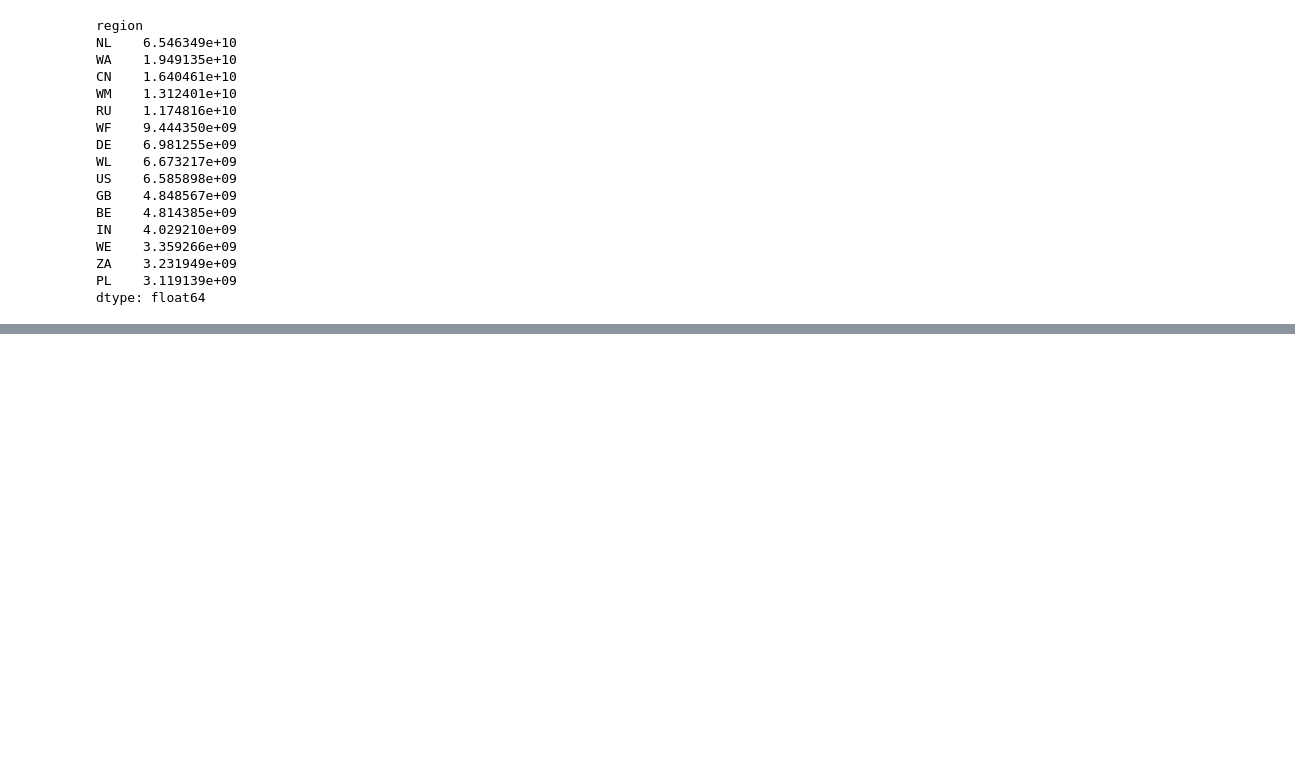
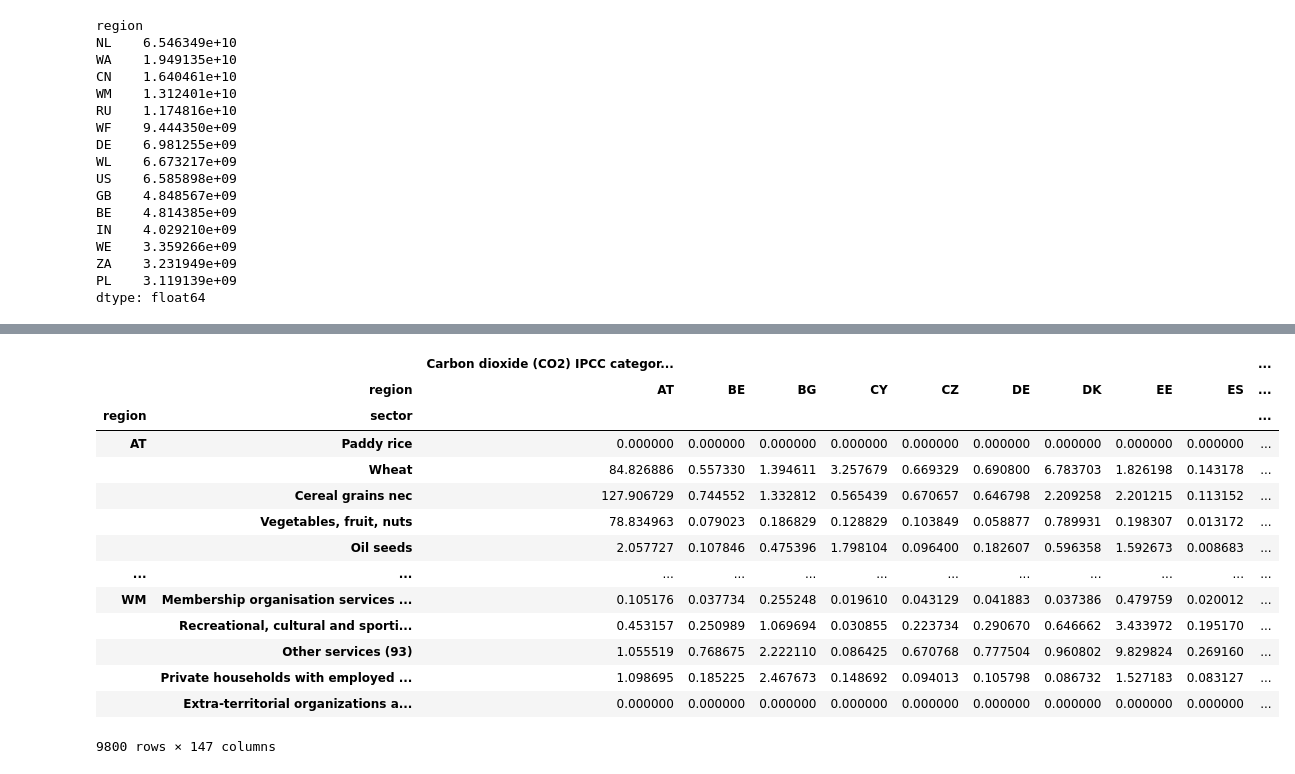
Before and after one commit to adrien-perello/EEIOA, a Jupyter notebook: scripts/05_exiobase_introduction.ipynb, the cells around one changed output, grey strips where cells are left out. Saved outputs shown, nothing was run; the diff lists cells and outputs as text; code cells hidden in the pictures; blank space fills up the shorter version.

```diff
--- a/scripts/05_exiobase_introduction.ipynb
+++ b/scripts/05_exiobase_introduction.ipynb
@@ -310,0 +326,17 @@ dtype: float64
+# %%
+GHG = [
+    'Carbon dioxide (CO2) IPCC categories 1 to 4 and 6 to 7 (excl land use, land use change and forestry)',
+    'Methane (CH4) CO2EQ IPCC categories 1 to 4 and 6 to 7 (excl land use, land use change and forestry)',
+    'Nitrous Oxide (N2O) CO2EQ IPCC categories 1 to 4 and 6 to 7 (excl land use, land use change and forestry)',
+]
+
+country = 'NL'
+
+# display inbetween steps for more readability
+f_ghg = f.loc[GHG]
+Y_1country = Y.loc[:, country].sum(axis=1)  # Only select the country we want
+# F_y_ghg = 0   # ! do not account for final demand
+
+# result
+F_ghg_total_per_sector_1country = f_ghg * (L @ Y_1country)   # = np.diag(f_) @ L @ Y_  (see Practical 4)
+F_ghg_total_per_sector_1country.T  # transpose to have the same layout as usual
@@ -310,0 +437,32 @@ dtype: float64
+# %%
+countries = region_labels
+
+columns = pd.MultiIndex.from_product([GHG, countries])  # mind the order (smallest first)
+F_ghg_total_per_sector = pd.DataFrame(np.nan, index=region_and_sector_labels, columns=columns)
+
+for indicator in GHG:
+    f_indicator = f.loc[indicator]  # 1 indicator for multiple countries
+    Y_countries = Y.loc[:, countries]
+    F_countries = f_indicator * (L @ Y_countries).T
+    F_countries = F_countries.T  # transpose to ensure it will fit with the DataFrame shape
+    F_countries = F_countries.groupby(["region"], axis=1).sum()
+    F_countries = F_countries.reindex(index=region_and_sector_labels)
+    F_ghg_total_per_sector.loc[:, indicator] = F_countries.values  # transpose to have the same layout as usual
+
+F_ghg_total_per_sector
+# %% [output]
+|  |  | Carbon dioxide (CO2) IPCC categor... |  |  |  |  |  |  |  |  | ... |
+|  | region | AT | BE | BG | CY | CZ | DE | DK | EE | ES | ... |
+| region | sector |  |  |  |  |  |  |  |  |  | ... |
+| AT | Paddy rice | 0.000000 | 0.000000 | 0.000000 | 0.000000 | 0.000000 | 0.000000 | 0.000000 | 0.000000 | 0.000000 | ... |
+|  | Wheat | 84.826886 | 0.557330 | 1.394611 | 3.257679 | 0.669329 | 0.690800 | 6.783703 | 1.826198 | 0.143178 | ... |
+|  | Cereal grains nec | 127.906729 | 0.744552 | 1.332812 | 0.565439 | 0.670657 | 0.646798 | 2.209258 | 2.201215 | 0.113152 | ... |
+|  | Vegetables, fruit, nuts | 78.834963 | 0.079023 | 0.186829 | 0.128829 | 0.103849 | 0.058877 | 0.789931 | 0.198307 | 0.013172 | ... |
+|  | Oil seeds | 2.057727 | 0.107846 | 0.475396 | 1.798104 | 0.096400 | 0.182607 | 0.596358 | 1.592673 | 0.008683 | ... |
+| ... | ... | ... | ... | ... | ... | ... | ... | ... | ... | ... | ... |
+| WM | Membership organisation services ... | 0.105176 | 0.037734 | 0.255248 | 0.019610 | 0.043129 | 0.041883 | 0.037386 | 0.479759 | 0.020012 | ... |
+|  | Recreational, cultural and sporti... | 0.453157 | 0.250989 | 1.069694 | 0.030855 | 0.223734 | 0.290670 | 0.646662 | 3.433972 | 0.195170 | ... |
+|  | Other services (93) | 1.055519 | 0.768675 | 2.222110 | 0.086425 | 0.670768 | 0.777504 | 0.960802 | 9.829824 | 0.269160 | ... |
+|  | Private households with employed ... | 1.098695 | 0.185225 | 2.467673 | 0.148692 | 0.094013 | 0.105798 | 0.086732 | 1.527183 | 0.083127 | ... |
+|  | Extra-territorial organizations a... | 0.000000 | 0.000000 | 0.000000 | 0.000000 | 0.000000 | 0.000000 | 0.000000 | 0.000000 | 0.000000 | ... |
+9800 rows × 147 columns
```
Also changed, not shown: parts of 22 cells of this notebook.
